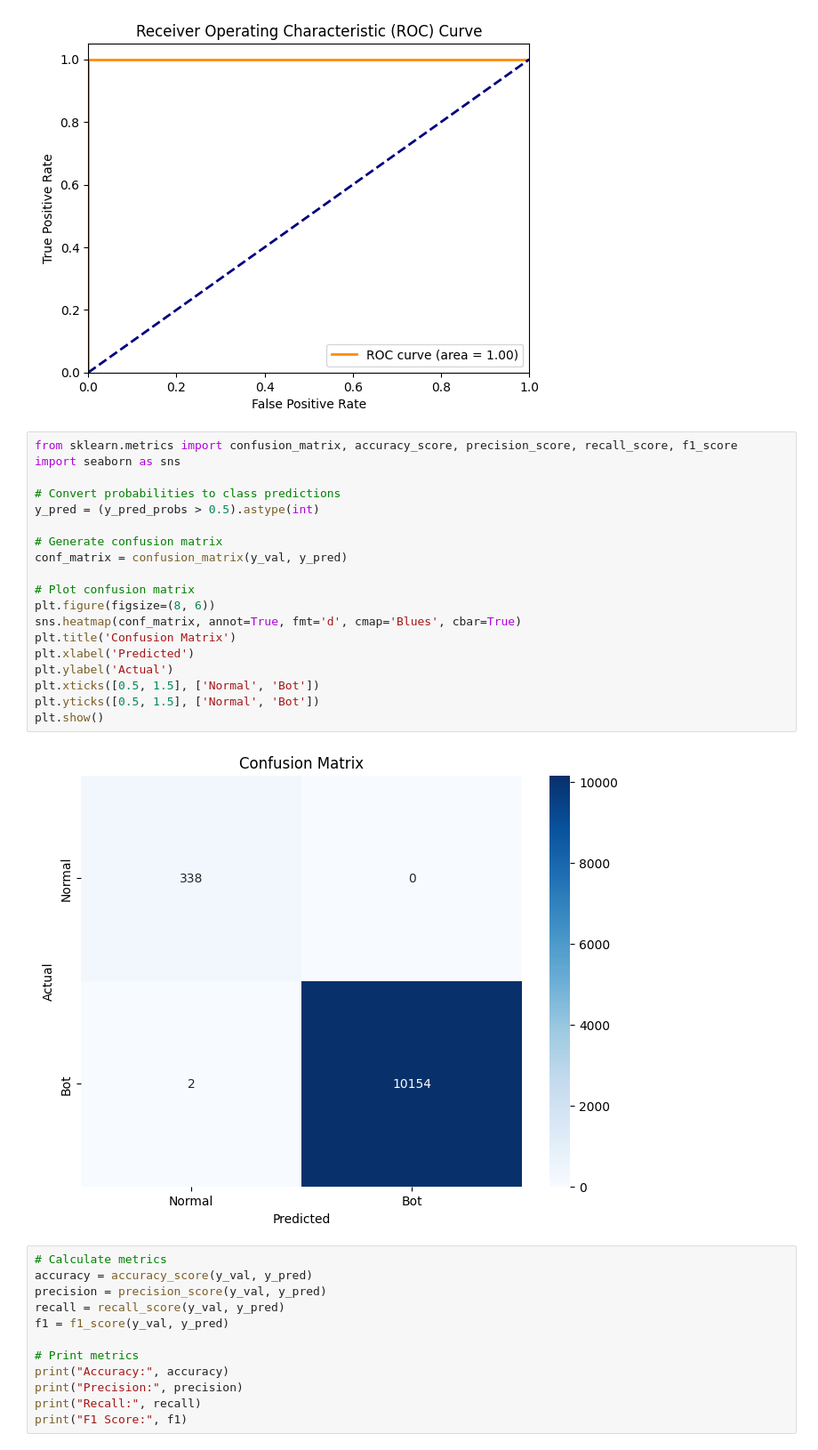
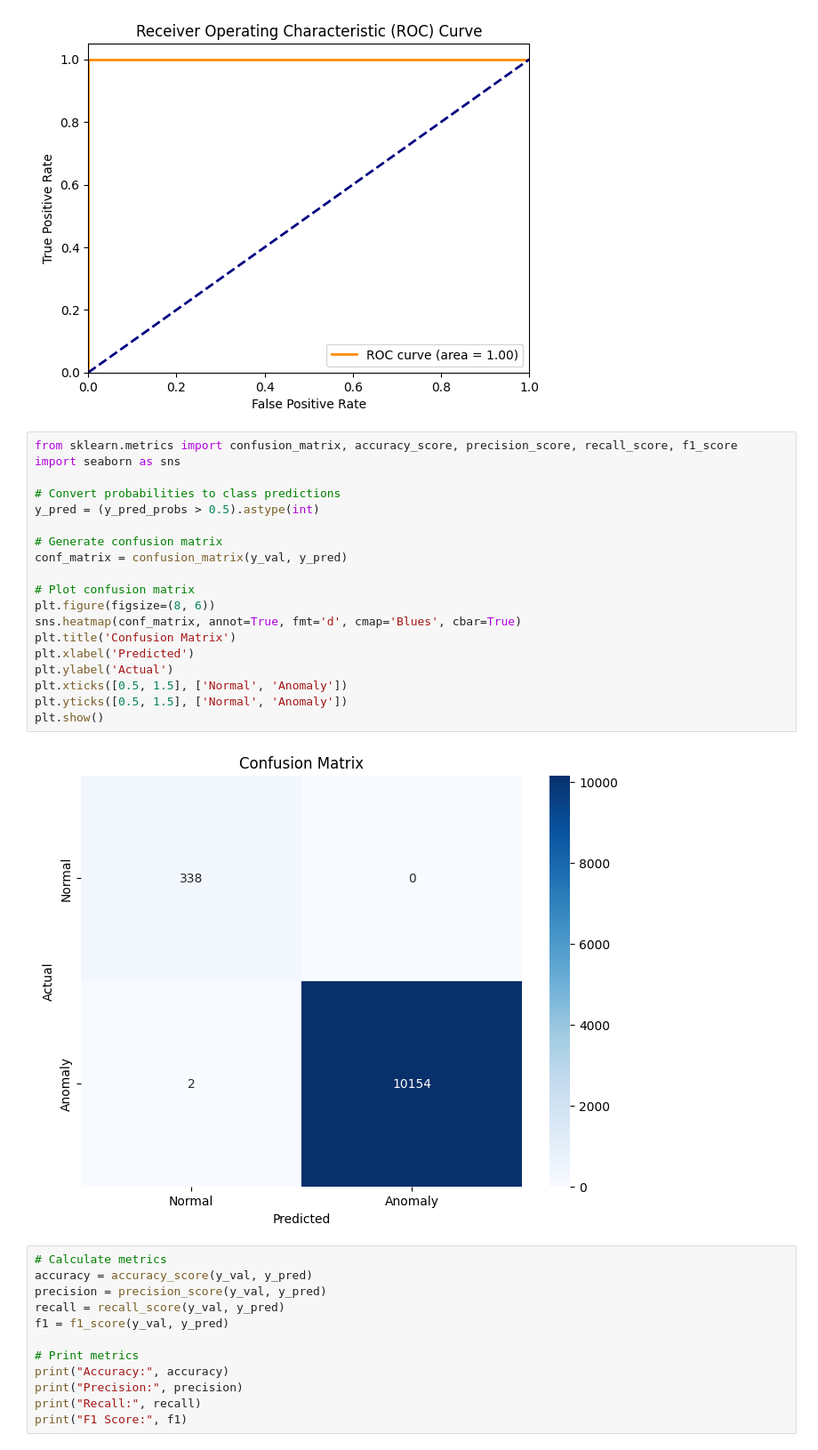
Before and after one commit to Airlectric/Data_Analytics_Kaggle_Projects, a Jupyter notebook: notebook1d84f397e9.ipynb, the cells around one changed output. Shown: that part at 89% size. Cells and saved outputs as stored; diff of their text form.

```diff
--- a/notebook1d84f397e9.ipynb
+++ b/notebook1d84f397e9.ipynb
@@ -618,24 +628,24 @@ plt.show()
 # %%
 from sklearn.metrics import confusion_matrix, accuracy_score, precision_score, recall_score, f1_score
 import seaborn as sns
 
 # Convert probabilities to class predictions
 y_pred = (y_pred_probs > 0.5).astype(int)
 
 # Generate confusion matrix
 conf_matrix = confusion_matrix(y_val, y_pred)
 
 # Plot confusion matrix
 plt.figure(figsize=(8, 6))
 sns.heatmap(conf_matrix, annot=True, fmt='d', cmap='Blues', cbar=True)
 plt.title('Confusion Matrix')
 plt.xlabel('Predicted')
 plt.ylabel('Actual')
-plt.xticks([0.5, 1.5], ['Normal', 'Bot'])
-plt.yticks([0.5, 1.5], ['Normal', 'Bot'])
+plt.xticks([0.5, 1.5], ['Normal', 'Anomaly'])
+plt.yticks([0.5, 1.5], ['Normal', 'Anomaly'])
 plt.show()
 # %% [output]
-[figure, old version]
+[figure, new version]
 # %%
 # Calculate metrics
 accuracy = accuracy_score(y_val, y_pred)
```
Also changed, not shown: parts of 7 cells of this notebook.
